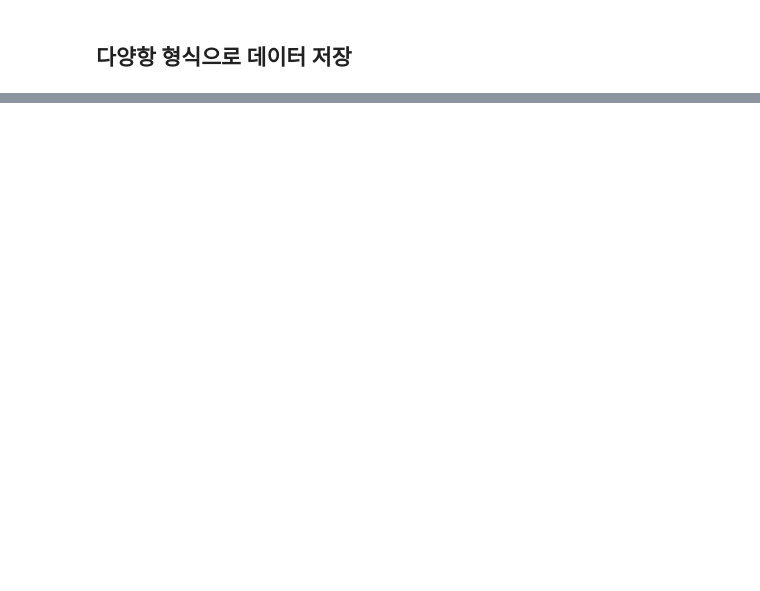
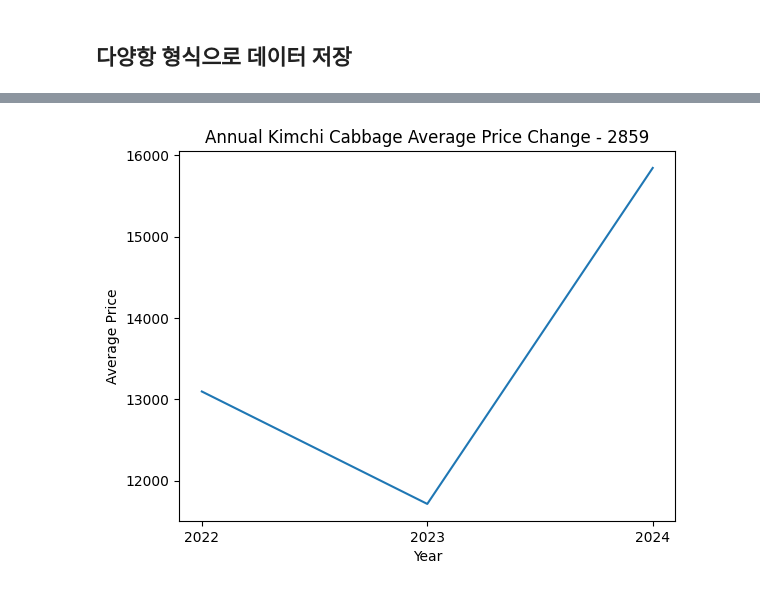
Before and after one commit to yepk97/Data-Analysis-with-Open-Source, a Jupyter notebook: 오픈소스_데이터_분석_5강.ipynb, the cells around one changed output, grey strips where cells are left out. Drawn from its saved outputs; the diff is of its cells as text; code cells hidden in the pictures; blank space fills up the shorter version.

```diff
--- a/오픈소스_데이터_분석_5강.ipynb
+++ b/오픈소스_데이터_분석_5강.ipynb
@@ -230,0 +234,12 @@ dtype: float64
+# %%
+
+df['date']=pd.to_datetime(df['exmn_ymd'])
+df['year']=df['date'].dt.year
+df['month']=df['date'].dt.month
+df['season']=df['month'].map(str).replace(
+    {'1':'Winter','2':'Winter','3':'Spring','4':'Spring','5':'Spring','6':'Summer',
+     '7':'Summer','8':'Summer','9':'Fall','10':'Fall','11':'Fall','12':'Winter'})
+
+df.info()
+print(df.describe(include='all'))
+print(df)
@@ -239,3 +272,26 @@ df.to_json('daily_price.json',force_ascii=False)
 df.to_excel('daily_price.xlsx', index=False)
 ## HTML 형식 데이터 저장
 df.to_html('daily_price.html')
+# %%
+# 연도별 평균 구하기
+yearly_avg = df.groupby('year')['exmn_dd_prc'].mean()
+yearly_mp = pd.DataFrame(yearly_avg)
+yearly_mp
+# X축과 Y축 데이터
+#x = [1, 2, 3, 4]
+#y = [10, 20, 25, 30]
+
+# 선 그래프 그리기
+plt.plot(yearly_mp)
+plt.xticks(range(min(df['year']), max(df['year']) + 1, 1))
+# 제목 및 축 이름 설정
+plt.title("Annual Kimchi Cabbage Average Price Change - 2859")
+plt.xlabel("Year")
+plt.ylabel("Average Price")
+
+# 그래프 저장 (plt.show()보다 위에 작성해야 함)
+plt.savefig('Annual_Price_Change-2859.png')
+
+# 그래프 화면에 표시
+plt.show()
+# %% [output]
@@ -241,0 +315 @@ df.to_html('daily_price.html')
+[figure, added]
```
Also changed, not shown: parts of 6 cells of this notebook.
